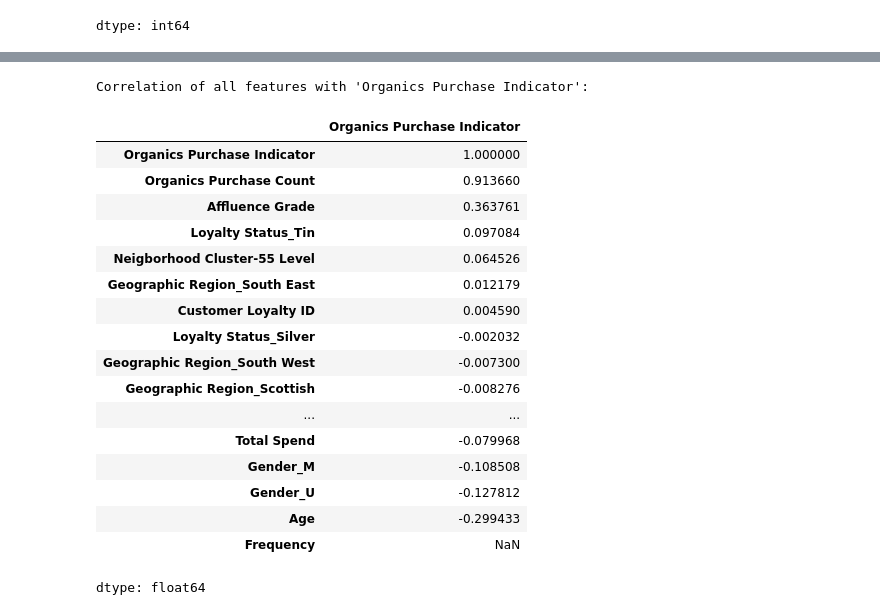
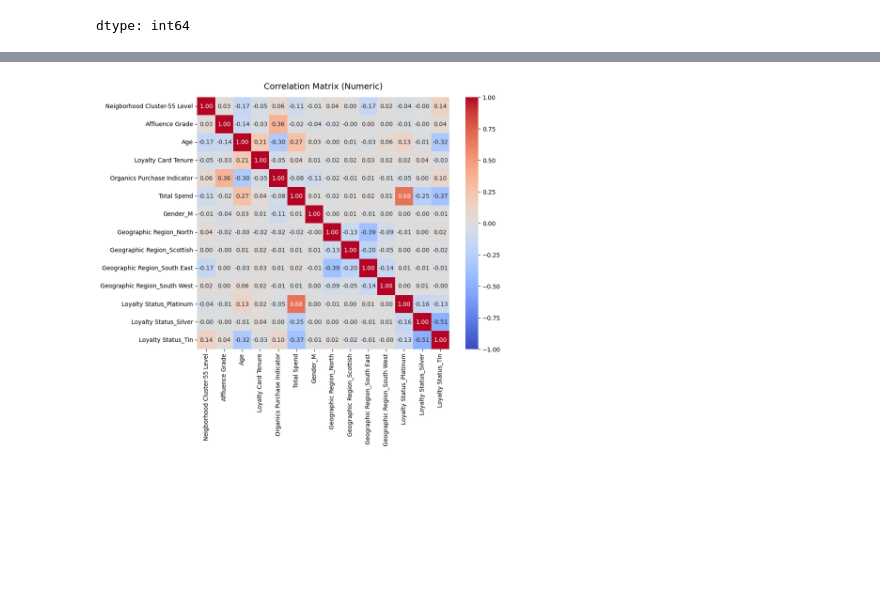
Before and after one commit to adavis11010/ban315green, a Jupyter notebook: organic_purchase_project.ipynb, the cells around one changed output, grey strips where cells are left out. Cells and saved outputs as stored; diff of their text form; code cells hidden in the pictures; blank space fills up the shorter version.

```diff
--- a/organic_purchase_project.ipynb
+++ b/organic_purchase_project.ipynb
@@ -103,33 +142,39 @@ data.describe()
 # %%
 # Select numeric and boolean columns, converting booleans to float/int
 numeric_df = data.select_dtypes(include=['number', 'bool']).astype(float)
 
 # Calculate correlation matrix with Organics Purchase Indicator
 correlations = numeric_df.corr(method='pearson')['Organics Purchase Indicator'].sort_values(ascending=False)
 
+# plt.subplots(1, 2) returns a NumPy array containing [ax[0], ax[1]]
+fig, ax = plt.subplots(1, 2, figsize=(18, 8))
+
+corr_matrix = numeric_df.corr()
+
+# Fix: Pass the first axis element ax[0] instead of the whole NumPy array ax
+sns.heatmap(
+    corr_matrix,
+    annot=True,
+    cmap='coolwarm',
+    fmt=".2f",
+    vmin=-1, vmax=1,
+    ax=ax[0],
+    square=True
+)
+
+# 5. Format and display on the specific axis
+ax[0].set_title('Correlation Matrix (Numeric)', fontsize=14, pad=15)
+
+# Turn off the second unused subplot axis
+ax[1].axis('off')
+
+plt.tight_layout()
+plt.show()
 # Display the correlation values
-print("Correlation of all features with 'Organics Purchase Indicator':")
-display(correlations)
+# print("Correlation of all features with 'Organics Purchase Indicator':")
+#display(correlations)
 # %% [output]
-Correlation of all features with 'Organics Purchase Indicator':
-|  | Organics Purchase Indicator |
-| Organics Purchase Indicator | 1.000000 |
-| Organics Purchase Count | 0.913660 |
-| Affluence Grade | 0.363761 |
-| Loyalty Status_Tin | 0.097084 |
-| Neigborhood Cluster-55 Level | 0.064526 |
-| Geographic Region_South East | 0.012179 |
-| Customer Loyalty ID | 0.004590 |
-| Loyalty Status_Silver | -0.002032 |
-| Geographic Region_South West | -0.007300 |
-| Geographic Region_Scottish | -0.008276 |
-| ... | ... |
-| Total Spend | -0.079968 |
-| Gender_M | -0.108508 |
-| Gender_U | -0.127812 |
-| Age | -0.299433 |
-| Frequency | NaN |
-dtype: float64
+[figure, added]
 # %%
 # Plot the correlations with 'Organics Purchase Indicator'
 plt.figure(figsize=(10, 8))
```
Also changed, not shown: parts of 9 cells of this notebook.
